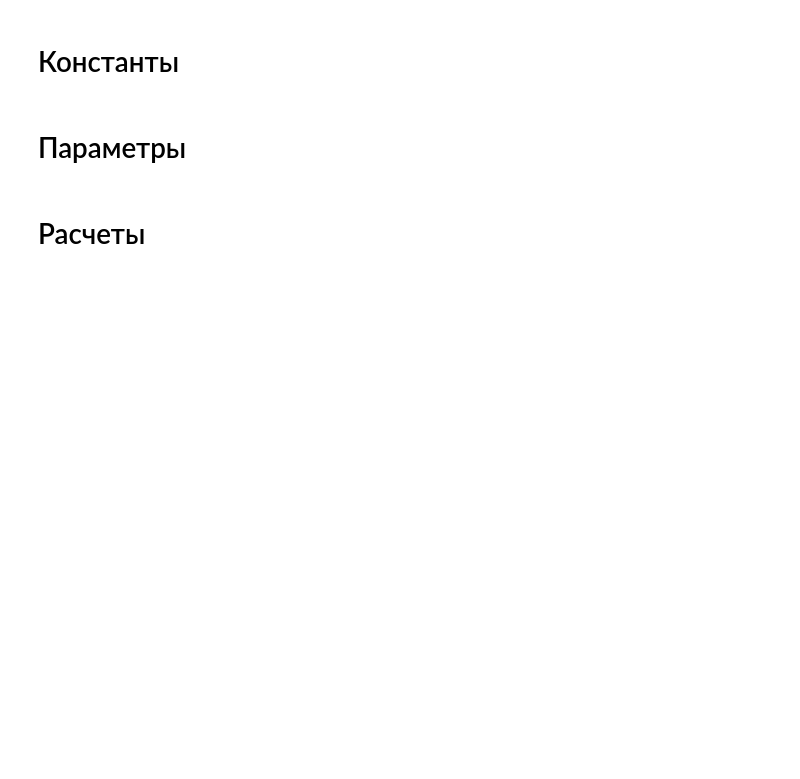
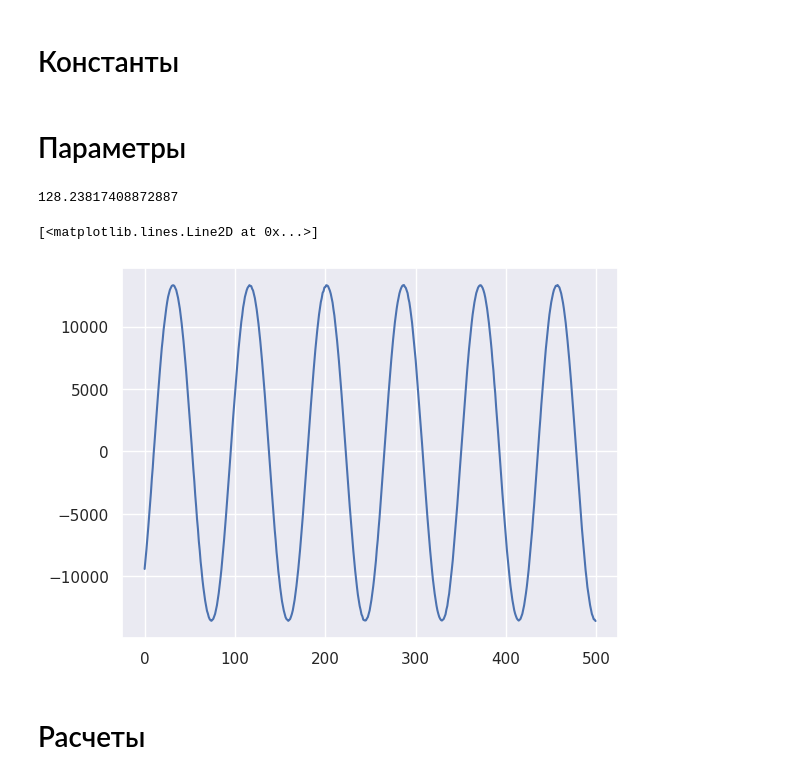
Before and after one commit to settlermine/jinr_practice, a Jupyter notebook: booster_acceleration.ipynb, the cells around one changed output. Saved outputs shown, nothing was run; the diff lists cells and outputs as text; code cells hidden in the pictures; blank space fills up the shorter version.

```diff
--- a/booster_acceleration.ipynb
+++ b/booster_acceleration.ipynb
@@ -408,2 +490,11 @@ offset_rf = {'first_half': 10, 'second_half': 112} # Оффсет сигнала
+# %%
+find_period(signals_rf[0]['second_half'][:500]) * 1
+# %% [output]
+128.23817408872887
+# %%
+plt.plot(signals_rf[0]['first_half'][:500])
+# %% [output]
+[<matplotlib.lines.Line2D at 0x...>]
+[figure, added]
 # %%
 # Пути до каждого из сигналов
```
Also changed, not shown: parts of 3 cells of this notebook, 1 other file.
